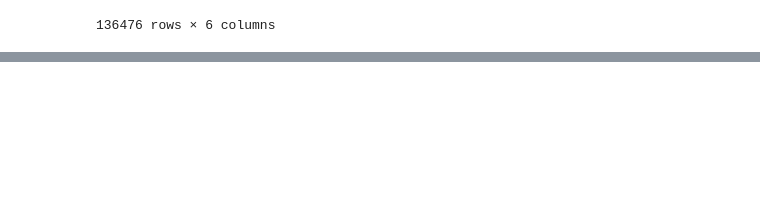
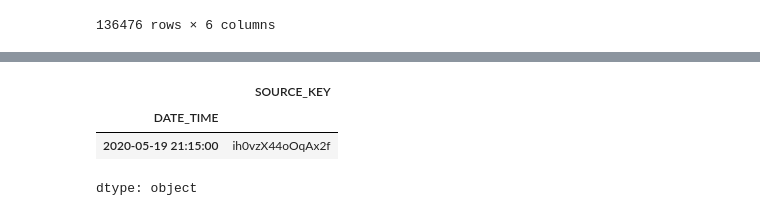
Before and after one commit to savitha14june/redi-web-project, a Jupyter notebook: Homework_session_16.ipynb, the cells around one changed output, grey strips where cells are left out. Saved outputs shown, nothing was run; the diff lists cells and outputs as text; code cells hidden in the pictures; blank space fills up the shorter version.

```diff
--- a/Homework_session_16.ipynb
+++ b/Homework_session_16.ipynb
@@ -67,0 +96,9 @@ df
+# %%
+#SOURCE_KEY that produced the highest DAILY_YIELD
+df_max = df.iloc[df[['DAILY_YIELD']].max()]
+df_max['SOURCE_KEY']
+# %% [output]
+|  | SOURCE_KEY |
+| DATE_TIME |  |
+| 2020-05-19 21:15:00 | ih0vzX44oOqAx2f |
+dtype: object
```
Also changed, not shown: parts of 2 cells of this notebook.
